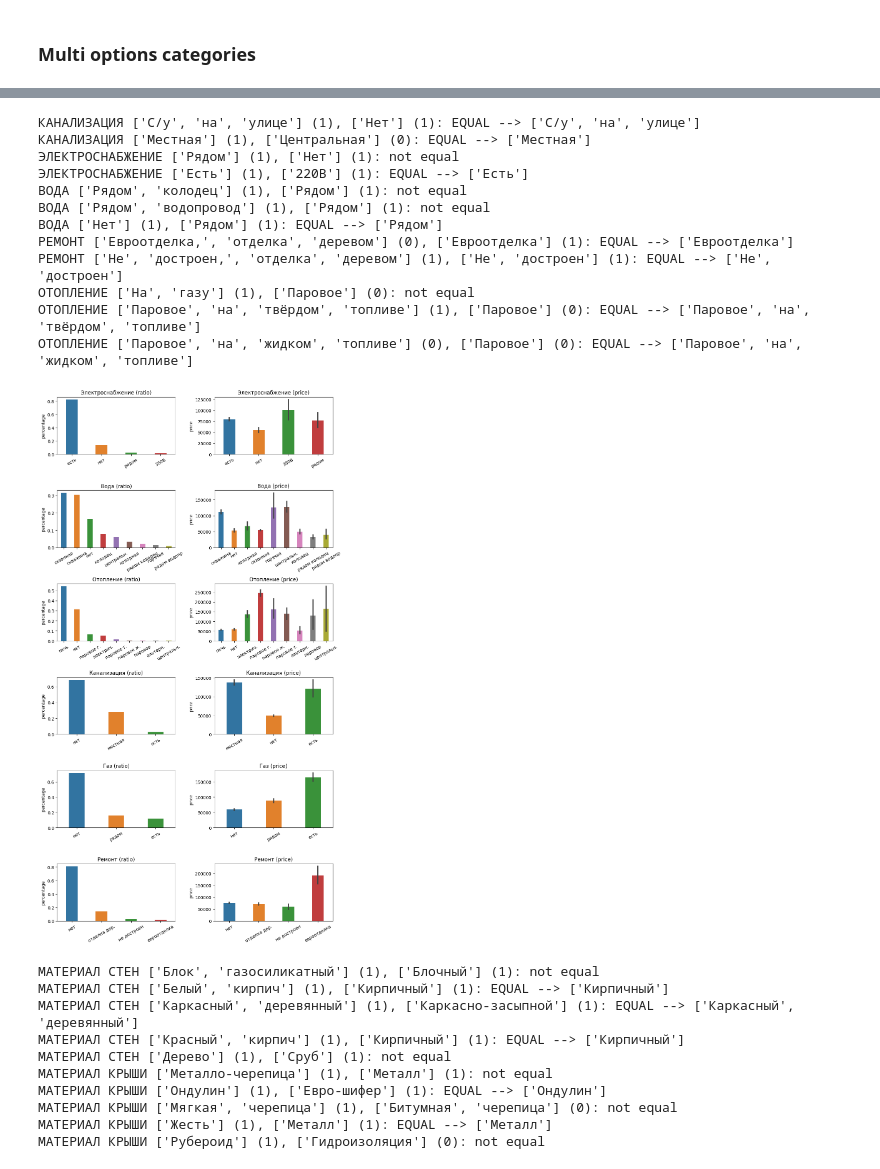
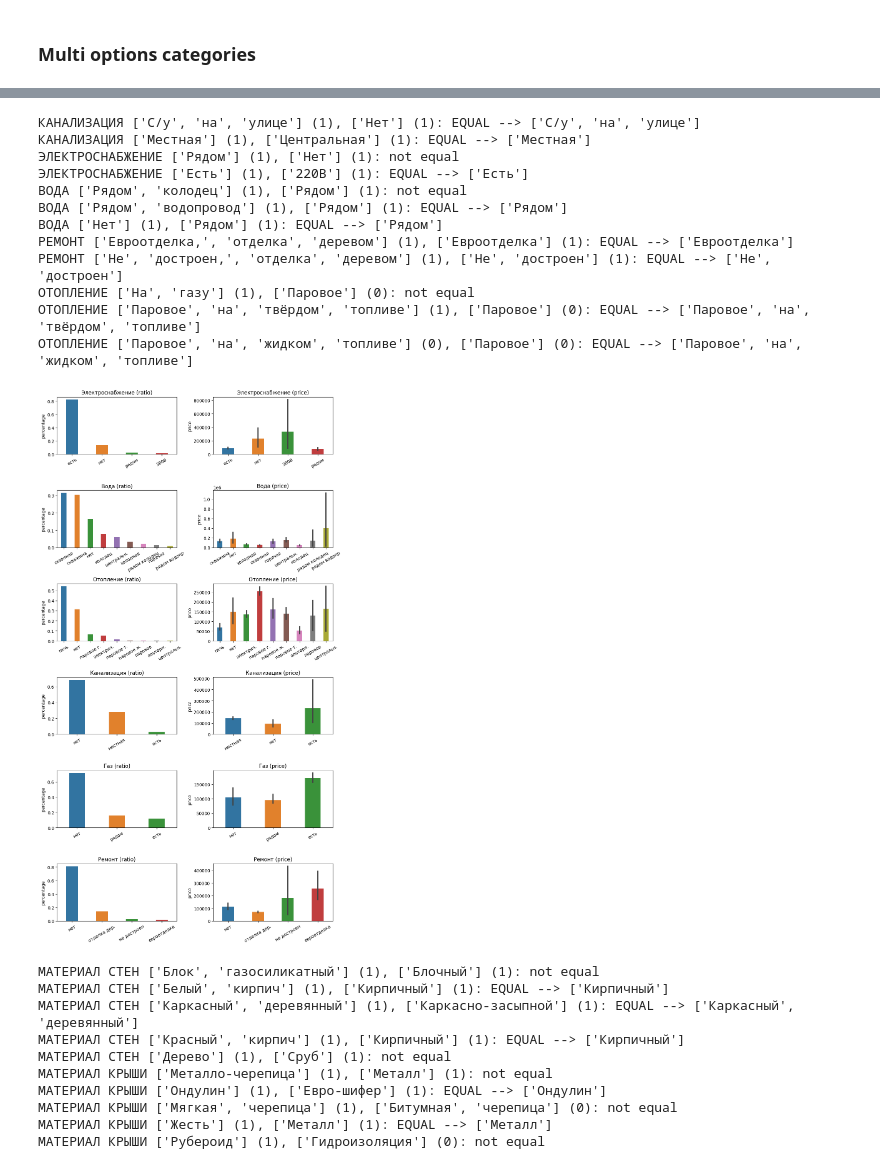
Before and after one commit to ssiarhei115/CountryHouse-price-prediction, a Jupyter notebook: code.ipynb, the cells around one changed output, grey strips where cells are left out. Cells and saved outputs as stored; diff of their text form; code cells hidden in the pictures.

```diff
--- a/code.ipynb
+++ b/code.ipynb
@@ -96,11 +97,13 @@ class NUM_Transformer(TransformerMixin, BaseEstimator):
         X['house_area'] = X['Площадь общая'].apply(lambda x: float(re.findall(r"\d+\.*\d*", x)[0]) if x is not np.nan else x)
         X['house_levels'] = X['Уровней в доме'].apply(lambda x: int(re.findall(r"\d{1}", x)[0]) if x is not np.nan else x)
         X['house_year'] = X['Год постройки'].apply(lambda x: int(re.findall(r"\d{4}", x)[0]) if x is not np.nan else x)
-        X['house_readiness'] = X['Процент готовности'].apply(lambda x: int(re.findall(r"\d{2,}", x)[0]) if x is not np.nan else x)
+        X['house_readiness'] = X['Процент готовности'].apply(lambda x: int(re.findall(r"\d{1,}", x)[0]) if x is not np.nan else x)
         #X['house_readiness'] = pd.cut(X.house_readiness.fillna(np.nan), [0,20,40,60,80,99,100, np.nan], labels = ['<20','20-40','40-60','60-80','80-99','100', 'unknown'])
-        X['house_coordinates'] = X['Координаты'].apply(
-            lambda x: (float(re.findall(r"\d{2}\.\d{2,}", x)[0]),float(re.findall(r"\d{2}\.\d{2,}", x)[1])) if x is not np.nan else x)
-        X['price'] = X['Цена'].apply(lambda x: float(x.split()[0] + x.split()[1]) if x is not np.nan else x)
+        X['house_coordinates'] = X.loc[:,'Координаты'].apply(
+            lambda x: (float(re.findall(r"\d{2}\.\d{1,}", x)[0]),float(re.findall(r"\d{2}\.\d{1,}", x)[1])) if x is not np.nan else x)
+        X['price'] = X['Цена'].apply(
+            lambda x: int(re.findall(r"(\d{1,}).", x.replace('\xa0',''))[0]) if x is not np.nan else x)
+            #lambda x: float(x.split()[0] + x.split()[1]))
         X['liv_house_area'] = X['Площадь жилая'].apply(lambda x: float(re.findall(r"\d+\.*\d*", x)[0]) if x is not np.nan else x)
         X['kitchen_area'] = X['Площадь кухни'].apply(lambda x: float(re.findall(r"\d+\.*\d*", x)[0]) if x is not np.nan else x)
         X['house_width'] = X['Ширина застройки'].apply(lambda x: float(re.findall(r"\d+\.*\d*", x)[0]) if x is not np.nan else x)
@@ -128,7 +131,7 @@ class NUM_Transformer(TransformerMixin, BaseEstimator):
 num_treat = NUM_Transformer()
 df = num_treat.transform(df)
 # %%
-df.drop(['house_length', 'house_width'], axis=1, inplace=True)
+#df.drop(['house_length', 'house_width'], axis=1, inplace=True)
 # %%
 df.columns
 # %% [output]
@@ -254,24 +257,6 @@ class BIN_Transformer(TransformerMixin, BaseEstimator):
 
 bin_treat = BIN_Transformer(bin_categories)
 df = bin_treat.transform(df)
-# %%
-def draw_categories(features, ax_width=10, tick_rotation=30):
-    n = len(features)
-    fig, axes = plt.subplots(n, 2, figsize=(ax_width, n*3))
-
-    for i, feature in enumerate(features):
-        #print(n,i,feature)
-        count_data = (df[feature].value_counts(normalize=True)
-                  .sort_values(ascending=False)
-                  .rename('percentage')
-                  .reset_index())
-        sns.barplot(data=count_data, x=feature, y='percentage', ax=axes[i][0], width=0.4).set(title=f'{feature} (ratio)', xlabel='');
-        axes[i][0].xaxis.set_tick_params(rotation=tick_rotation)
-        sns.barplot(df, x=feature, y='price', ax=axes[i][1], width=0.4).set(title=f'{feature} (price)', xlabel='');
-        axes[i][1].xaxis.set_tick_params(rotation=tick_rotation)
-    plt.tight_layout()
-
-#draw_categories(bin_categories.index, tick_rotation=0)
 # %% [markdown]
 ### Multi options categories
 # %%
@@ -405,13 +390,13 @@ print(stat_compare('Отопление', "['Паровое', 'на', 'твёрд
 print(stat_compare('Отопление', "['Паровое', 'на', 'жидком', 'топливе']", "['Паровое']"))
 # %% [output]
 КАНАЛИЗАЦИЯ ['С/у', 'на', 'улице'] (1), ['Нет'] (1): EQUAL --> ['С/у', 'на', 'улице']
-КАНАЛИЗАЦИЯ ['Местная'] (1), ['Центральная'] (0): EQUAL --> ['Местная']
+КАНАЛИЗАЦИЯ ['Местная'] (1), ['Центральная'] (1): EQUAL --> ['Местная']
 ЭЛЕКТРОСНАБЖЕНИЕ ['Рядом'] (1), ['Нет'] (1): not equal
 ЭЛЕКТРОСНАБЖЕНИЕ ['Есть'] (1), ['220В'] (1): EQUAL --> ['Есть']
 ВОДА ['Рядом', 'колодец'] (1), ['Рядом'] (1): not equal
-ВОДА ['Рядом', 'водопровод'] (1), ['Рядом'] (1): not equal
+ВОДА ['Рядом', 'водопровод'] (1), ['Рядом'] (1): EQUAL --> ['Рядом']
 ВОДА ['Нет'] (1), ['Рядом'] (1): EQUAL --> ['Рядом']
-РЕМОНТ ['Евроотделка,', 'отделка', 'деревом'] (0), ['Евроотделка'] (1): EQUAL --> ['Евроотделка']
+РЕМОНТ ['Евроотделка,', 'отделка', 'деревом'] (1), ['Евроотделка'] (1): EQUAL --> ['Евроотделка']
 РЕМОНТ ['Не', 'достроен,', 'отделка', 'деревом'] (1), ['Не', 'достроен'] (1): EQUAL --> ['Не', 'достроен']
 ОТОПЛЕНИЕ ['На', 'газу'] (1), ['Паровое'] (0): not equal
 ОТОПЛЕНИЕ ['Паровое', 'на', 'твёрдом', 'топливе'] (1), ['Паровое'] (0): EQUAL --> ['Паровое', 'на', 'твёрдом', 'топливе']
@@ -494,9 +479,9 @@ class CAT_1_Transformer(TransformerMixin, BaseEstimator):
 cat_1_treat = CAT_1_Transformer(fill_na_net)
 df = cat_1_treat.transform(df)
 # %%
-draw_categories(fill_na_net)
+draw_categories(df,fill_na_net)
 # %% [output]
-[figure, old version]
+[figure, new version]
 # %%
 print(stat_compare('Материал стен', "['Блок', 'газосиликатный']", "['Блочный']"))
 print(stat_compare('Материал стен', "['Белый', 'кирпич']", "['Кирпичный']"))
```
Also changed, not shown: parts of 18 cells of this notebook, 20 other files.
